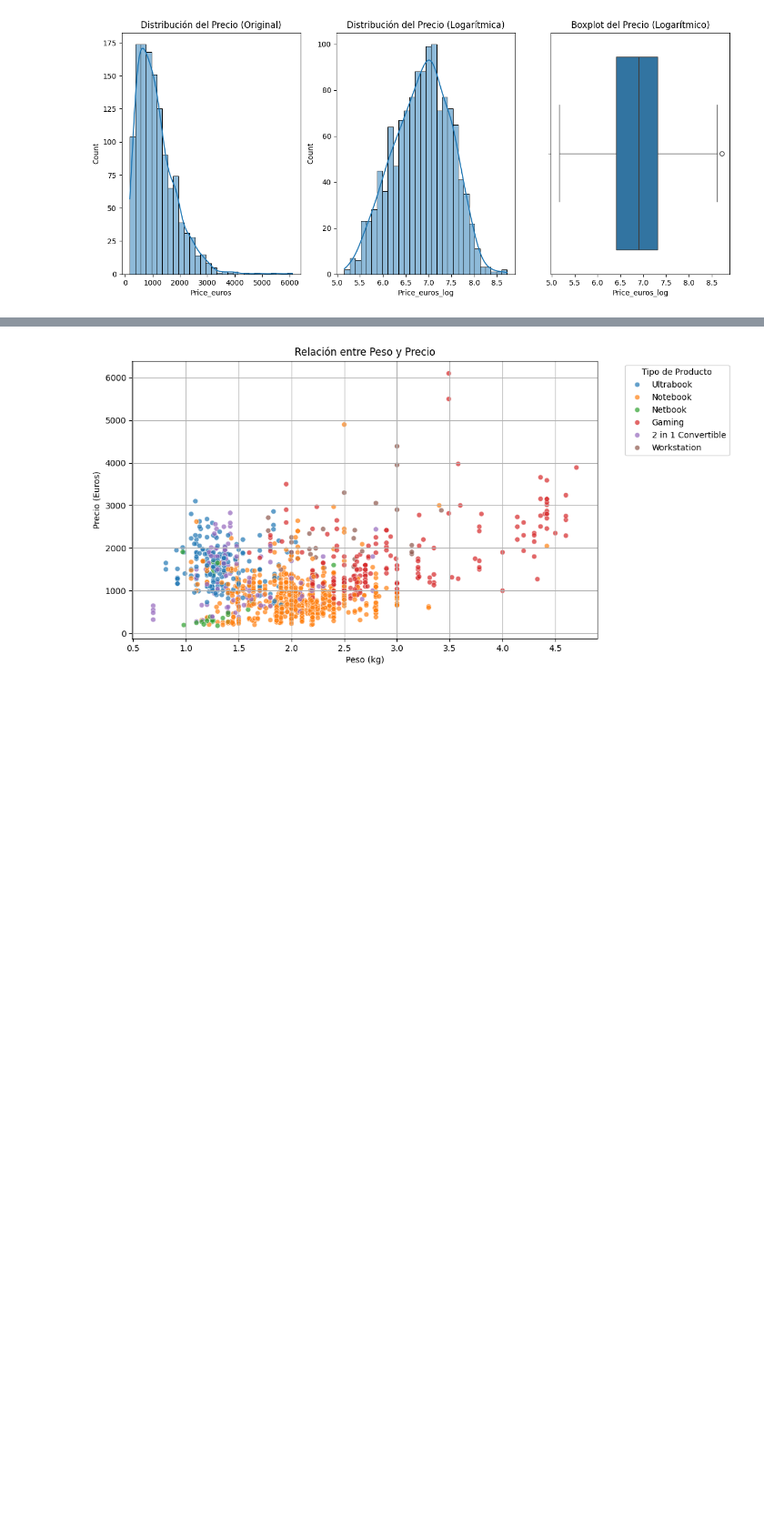
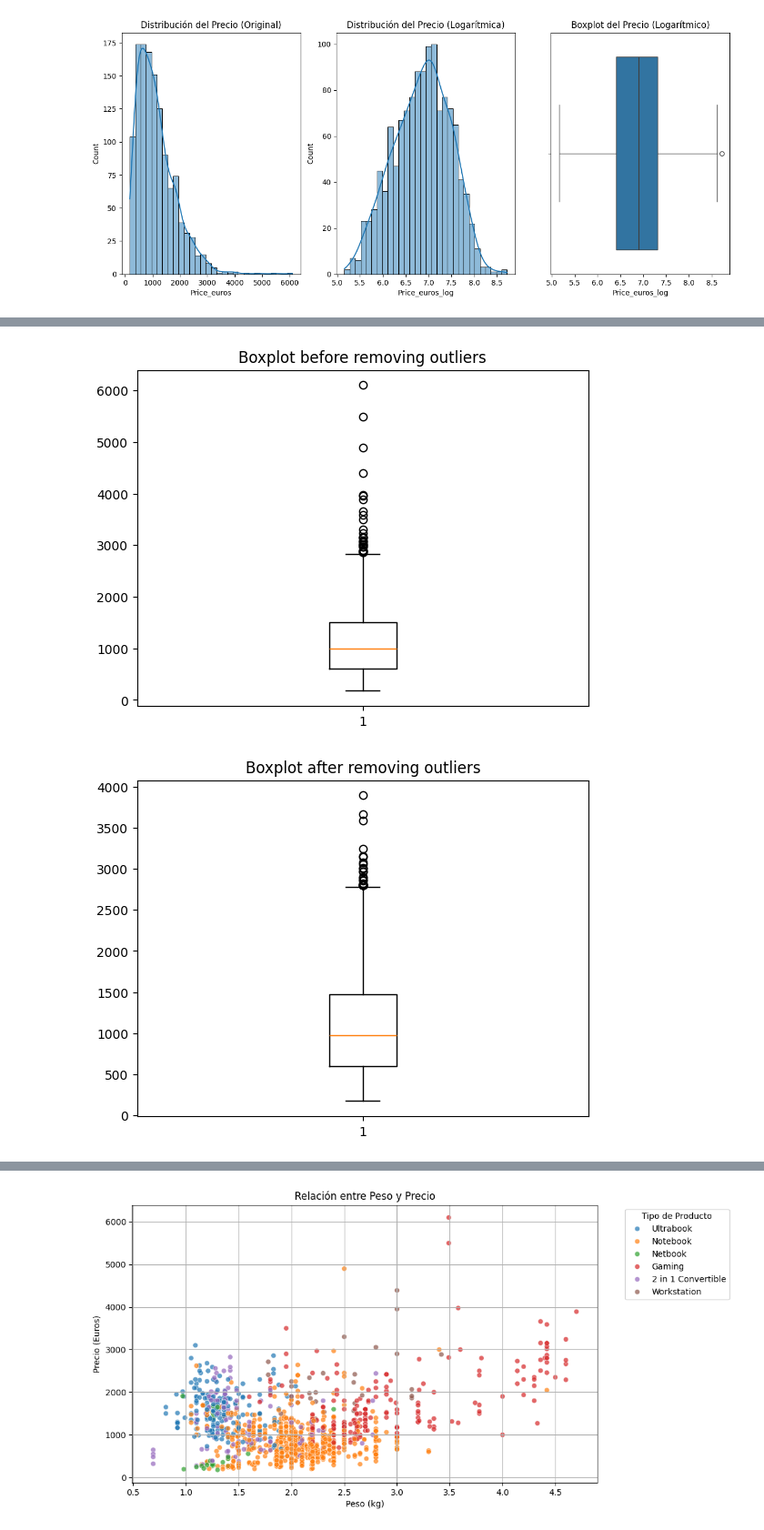
Before and after one commit to Rociosamudio/DataScience-Prediccion-de-precio-de-computadoras, a Jupyter notebook: tp_final_samudio.ipynb, the cells around one changed output, grey strips where cells are left out. Shown at 91% size. Drawn from its saved outputs; the diff is of its cells as text; code cells hidden in the pictures; blank space fills up the shorter version.

```diff
--- a/tp_final_samudio.ipynb
+++ b/tp_final_samudio.ipynb
@@ -213,0 +300,22 @@ plt.show()
+# %%
+import scipy.stats as stats
+# Calcular el Z-score de los residuos
+z_scores = np.abs(stats.zscore(residuals))
+
+
+threshold = 3 # Definir un umbral 3 desviaciones estándar en mi eleccion
+
+df_clean = df[(z_scores < threshold)]
+# Eliminar los outliers
+# %%
+plt.boxplot(df['Price_euros'])  # Changed to 'Price_euros'
+plt.title('Boxplot before removing outliers')
+plt.show()
+
+# Boxplot after removing outliers
+plt.boxplot(df_clean['Price_euros'])  # Changed to 'Price_euros'
+plt.title('Boxplot after removing outliers')
+plt.show()
+# %% [output]
+[figure, added]
+[figure, added]
```
Also changed, not shown: parts of 37 cells of this notebook.
